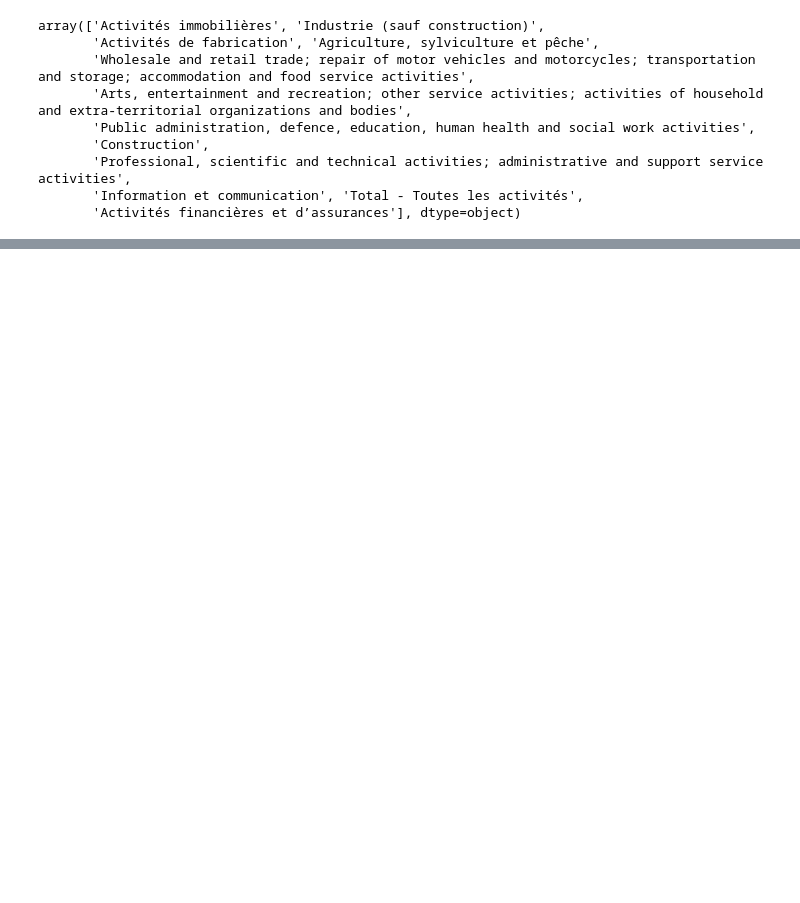
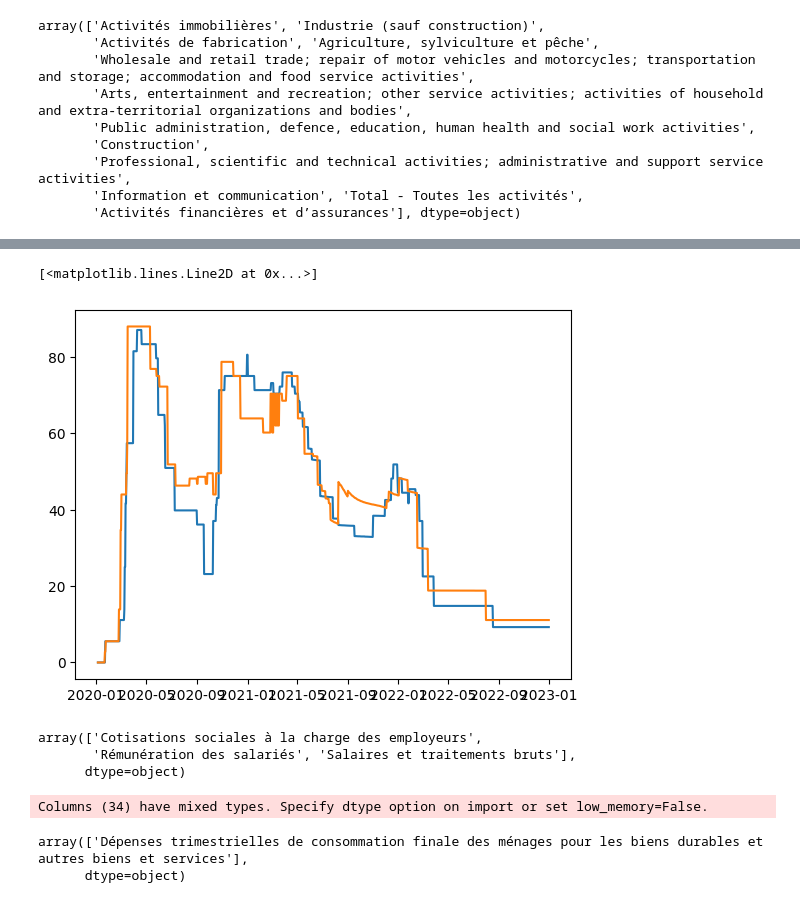
Before and after one commit to ManuelaBarreto/Practice_Project, a Jupyter notebook: datavizvadim.ipynb, the cells around one changed output, grey strips where cells are left out. Drawn from its saved outputs; the diff is of its cells as text; code cells hidden in the pictures; blank space fills up the shorter version.

```diff
--- a/datavizvadim.ipynb
+++ b/datavizvadim.ipynb
@@ -64,0 +91,6 @@ When grouping with a length-1 list-like, you will need to pass a length-1 tuple
+# %%
+plt.plot(stringency[stringency['Countries']=='Poland'].date,stringency[stringency['Countries']=='Poland'].stringency_index)
+plt.plot(stringency[stringency['Countries']=='France'].date,stringency[stringency['Countries']=='France'].stringency_index)
+# %% [output]
+[<matplotlib.lines.Line2D at 0x...>]
+[figure, added]
@@ -64,0 +99,15 @@ When grouping with a length-1 list-like, you will need to pass a length-1 tuple
+# %%
+compensation['Transaction'].unique()
+# %% [output]
+array(['Cotisations sociales à la charge des employeurs',
+       'Rémunération des salariés', 'Salaires et traitements bruts'],
+      dtype=object)
+# %%
+cons=pd.read_csv('global/finalconsumptionexpenditure.csv')
+# %% [output]
+Columns (34) have mixed types. Specify dtype option on import or set low_memory=False.
+# %%
+cons.STRUCTURE_NAME.unique()
+# %% [output]
+array(['Dépenses trimestrielles de consommation finale des ménages pour les biens durables et autres biens et services'],
+      dtype=object)
```
Also changed, not shown: parts of 11 cells of this notebook, 4 other files.
